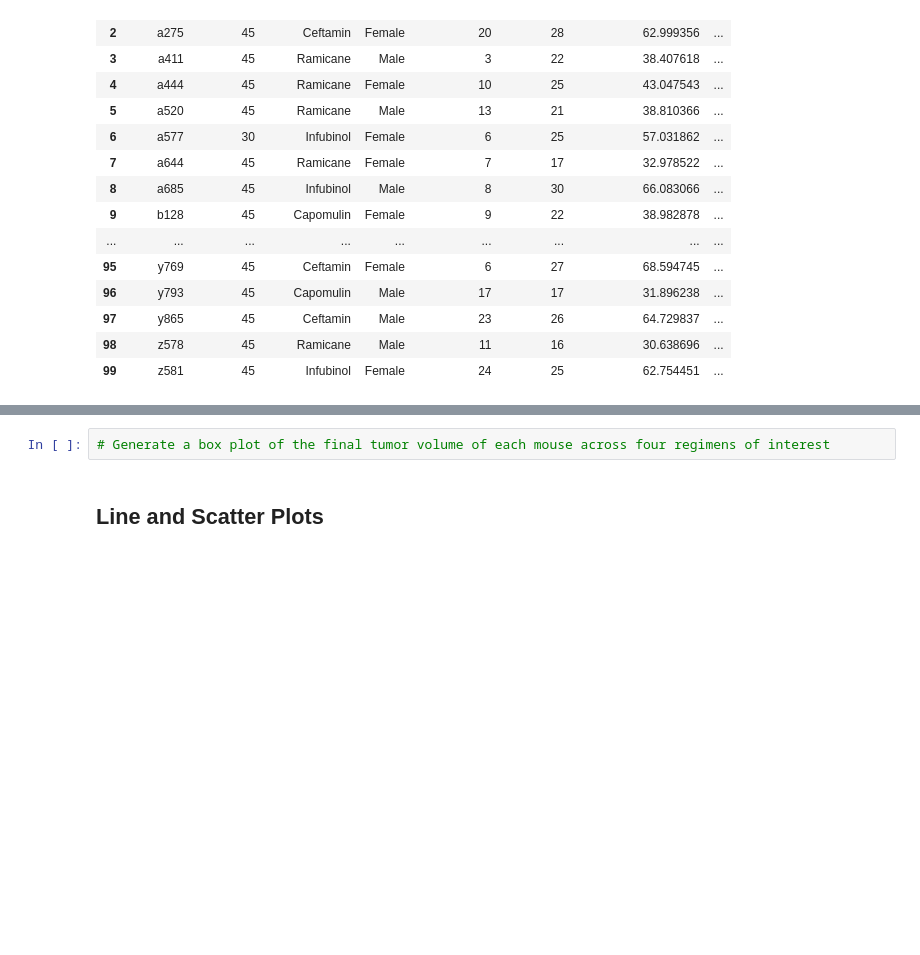
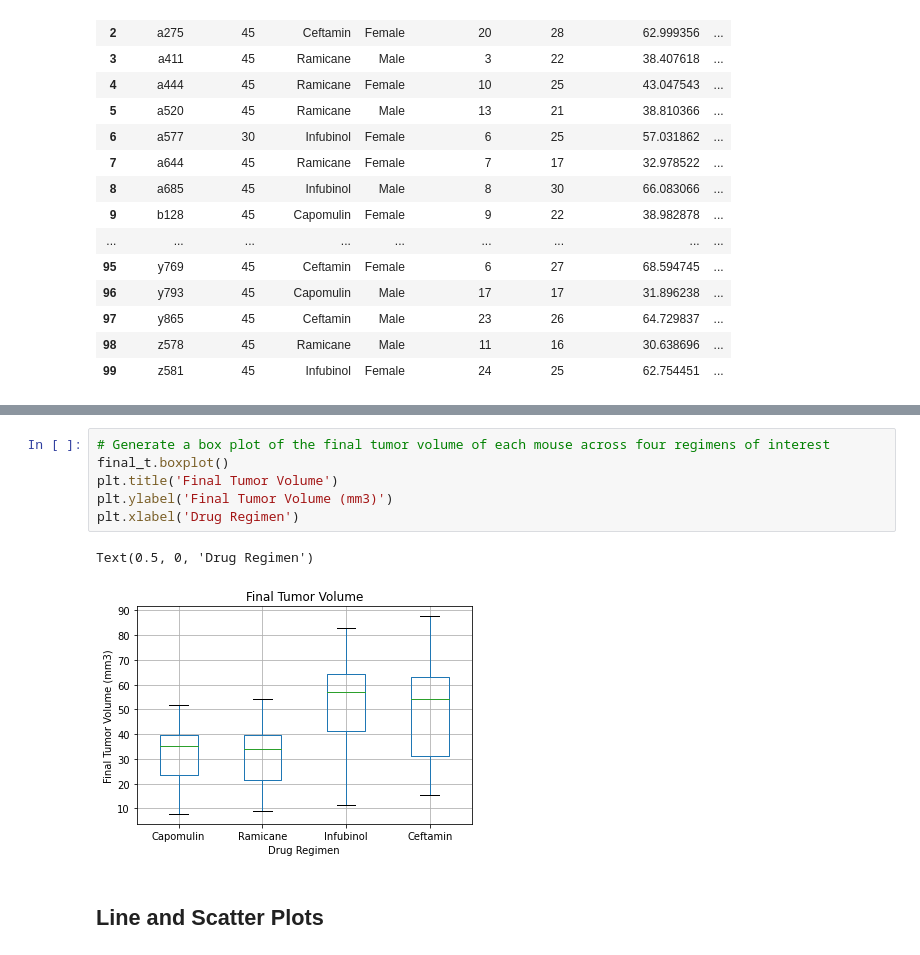
Before and after one commit to andyob715/Matplotlib-challenge, a Jupyter notebook: 05-Matplotlib/Instructions/Pymaceuticals/pymaceuticals_starter.ipynb, the cells around one changed output, grey strips where cells are left out. Drawn from its saved outputs; the diff is of its cells as text; blank space fills up the shorter version.

```diff
--- a/05-Matplotlib/Instructions/Pymaceuticals/pymaceuticals_starter.ipynb
+++ b/05-Matplotlib/Instructions/Pymaceuticals/pymaceuticals_starter.ipynb
@@ -278,5 +280,12 @@ final_tumor_stats_df.set_index("Treatment")
 # %%
 # Generate a box plot of the final tumor volume of each mouse across four regimens of interest
+final_t.boxplot()
+plt.title('Final Tumor Volume')
+plt.ylabel('Final Tumor Volume (mm3)')
+plt.xlabel('Drug Regimen')
+# %% [output]
+Text(0.5, 0, 'Drug Regimen')
+[figure, added]
 # %% [markdown]
 ## Line and Scatter Plots
 # %%
```
Also changed, not shown: parts of 1 cell of this notebook.
